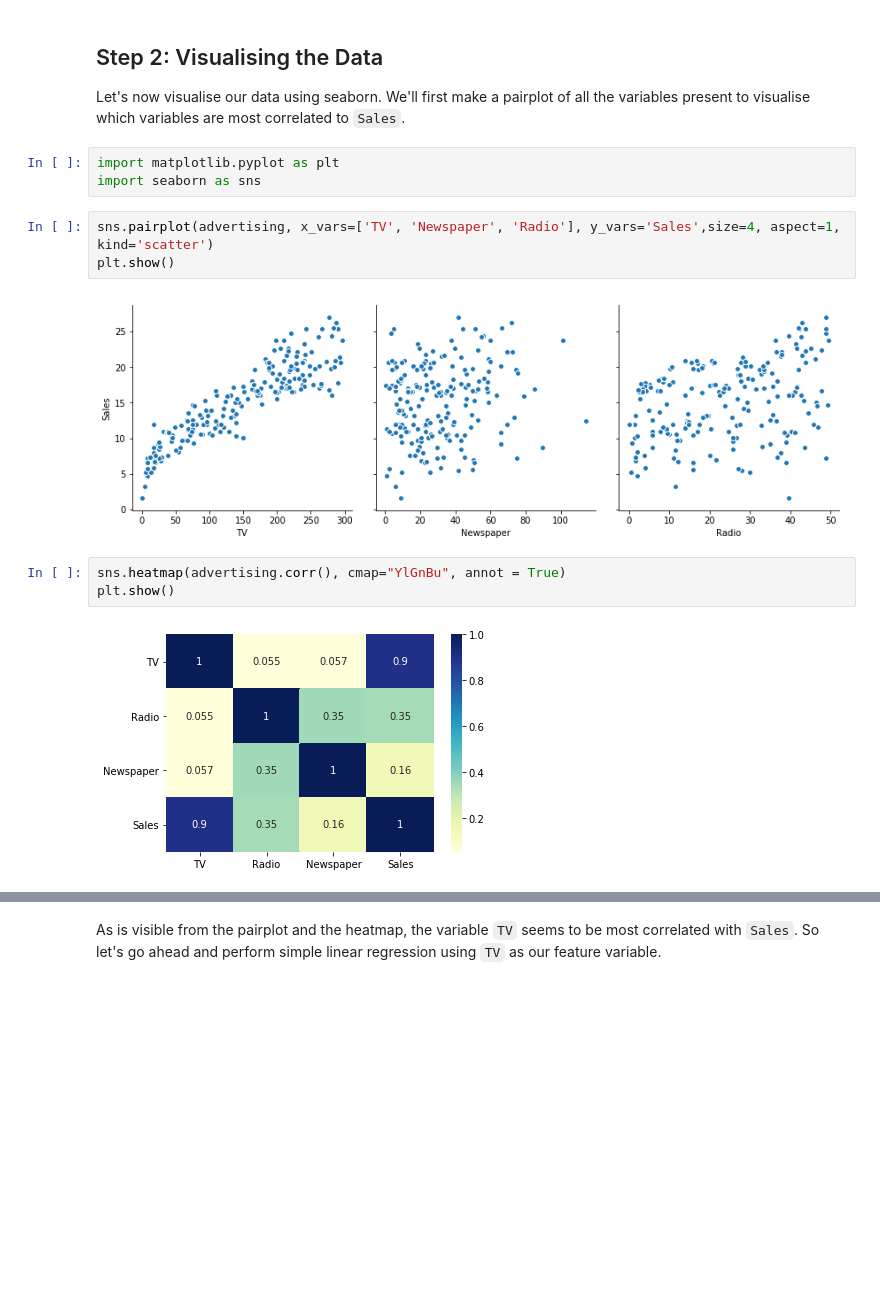
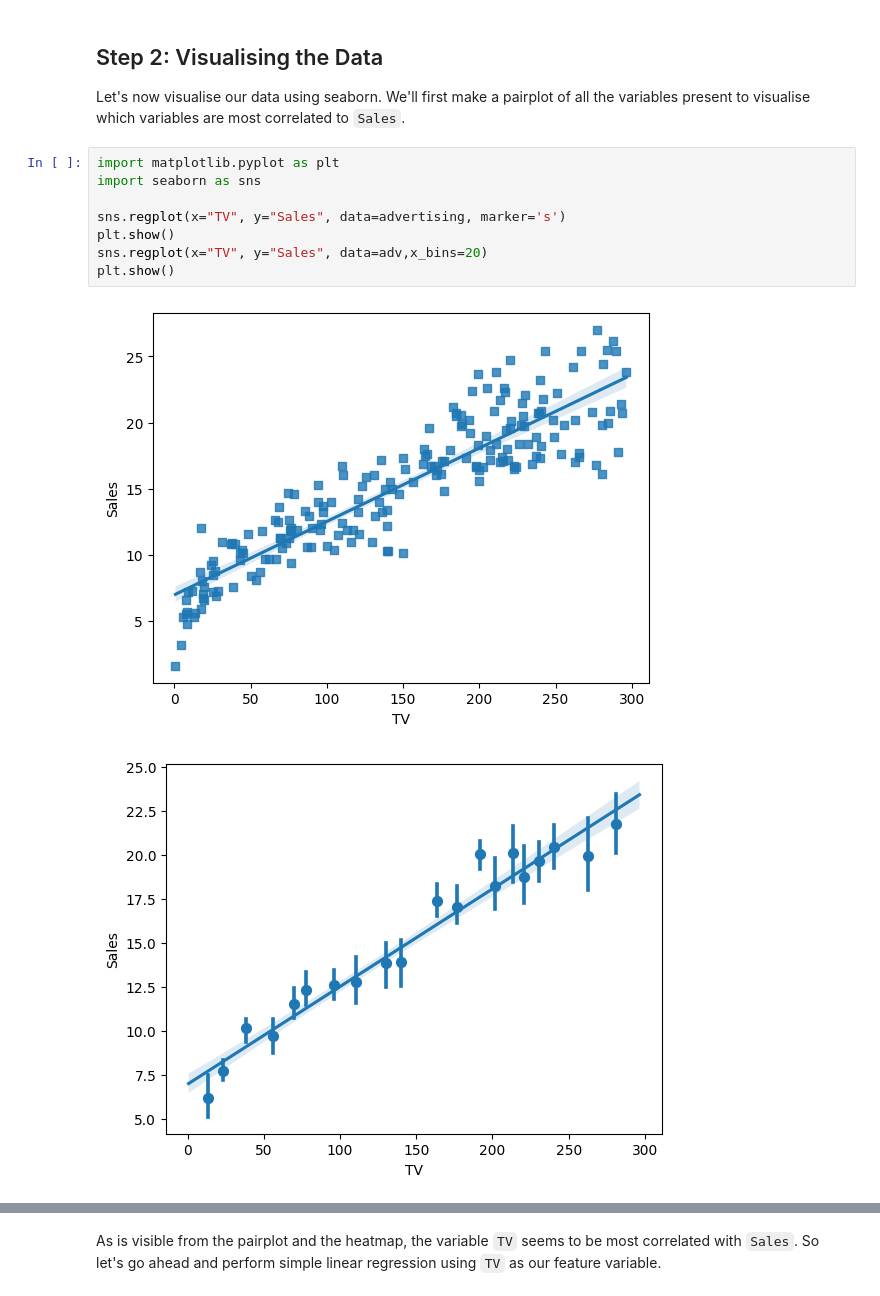
Before and after one commit to subhashiitb/IITKGP-ML, a Jupyter notebook: BasicsOfML/M1/S2/2.4/M1-S1-2.4.Simple-Linear-Regression-in-Python.ipynb, the cells around one changed output, grey strips where cells are left out. Saved outputs shown, nothing was run; the diff lists cells and outputs as text; blank space fills up the shorter version.

```diff
--- a/BasicsOfML/M1/S2/2.4/M1-S1-2.4.Simple-Linear-Regression-in-Python.ipynb
+++ b/BasicsOfML/M1/S2/2.4/M1-S1-2.4.Simple-Linear-Regression-in-Python.ipynb
@@ -67,16 +83,14 @@ advertising.describe()
 ## Step 2: Visualising the Data
 
 Let's now visualise our data using seaborn. We'll first make a pairplot of all the variables present to visualise which variables are most correlated to `Sales`.
-# %%
-import matplotlib.pyplot as plt
-import seaborn as sns
-# %%
-sns.pairplot(advertising, x_vars=['TV', 'Newspaper', 'Radio'], y_vars='Sales',size=4, aspect=1, kind='scatter')
-plt.show()
-# %% [output]
-[figure, removed]
-# %%
-sns.heatmap(advertising.corr(), cmap="YlGnBu", annot = True)
-plt.show()
-# %% [output]
-[figure, removed]
+# %%
+import matplotlib.pyplot as plt
+import seaborn as sns
+
+sns.regplot(x="TV", y="Sales", data=advertising, marker='s')
+plt.show()
+sns.regplot(x="TV", y="Sales", data=adv,x_bins=20)
+plt.show()
+# %% [output]
+[figure, added]
+[figure, added]
```
Also changed, not shown: parts of 44 cells of this notebook.
